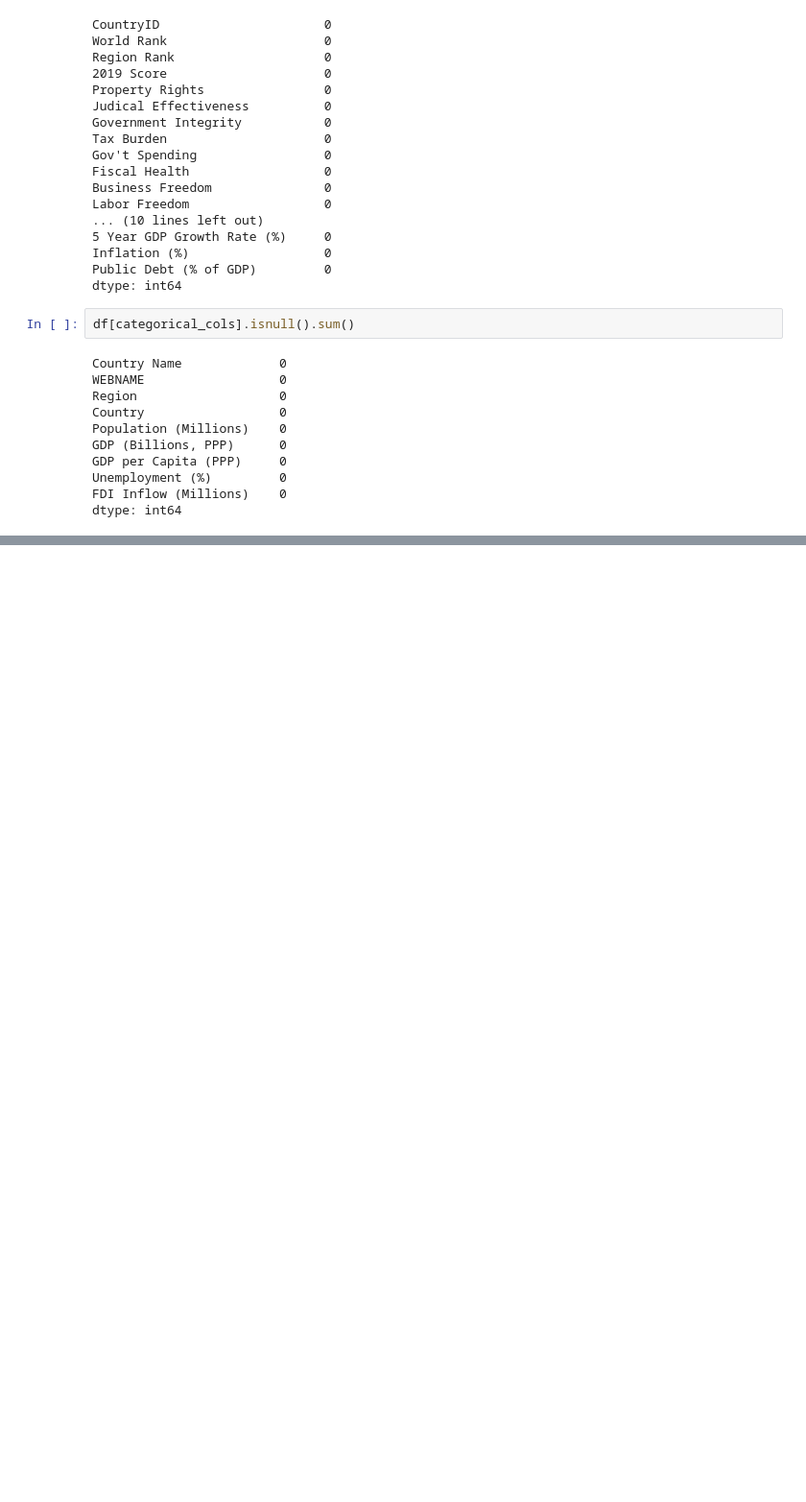
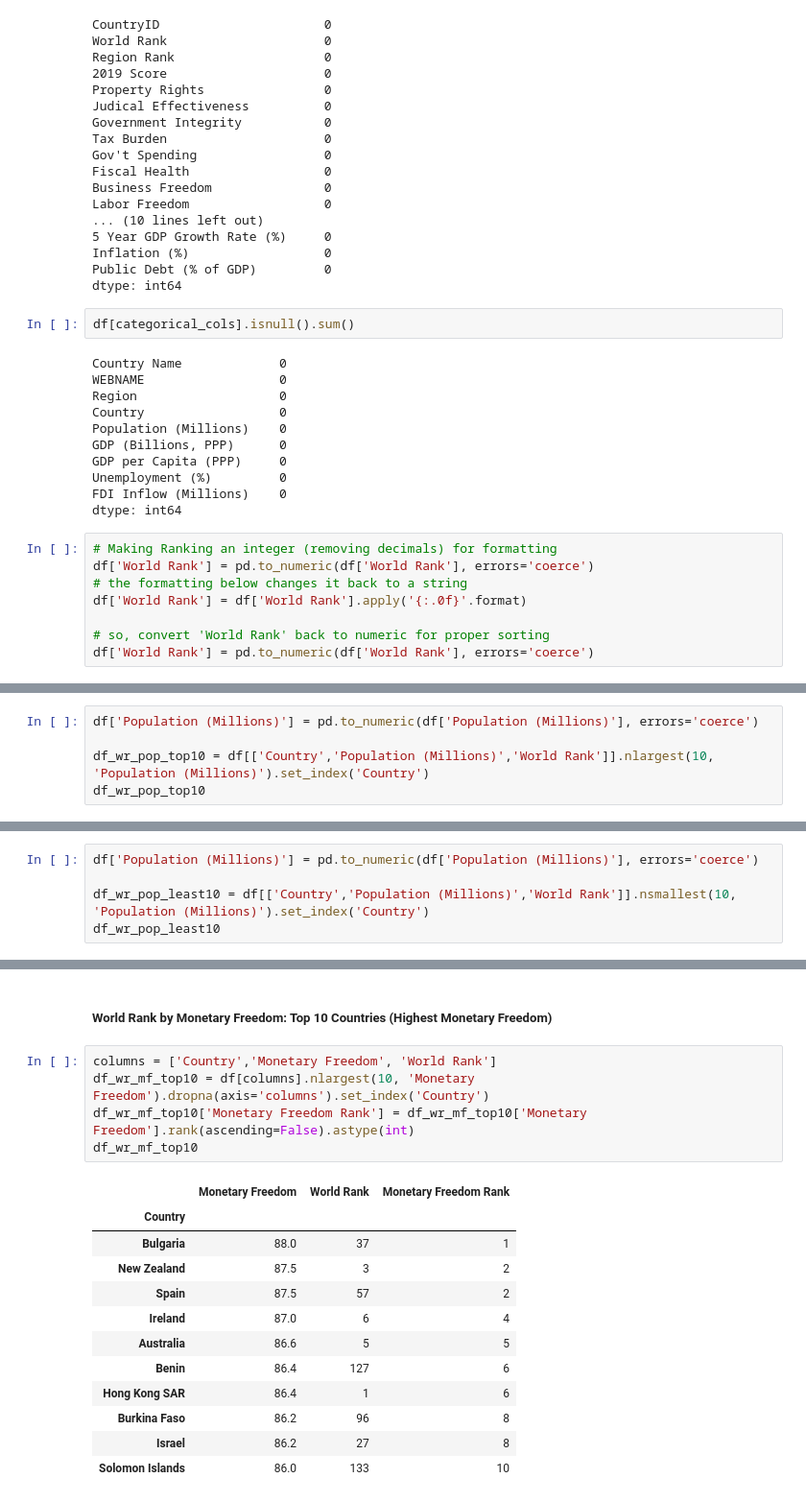
Before and after one commit to fabianfelix/Economic-Freedom-Analysis-2019, a Jupyter notebook: analysis/Economic_Freedom_Exploratory_Analysis.ipynb, the cells around one changed output, grey strips where cells are left out. Shown: that part at 96% size. Drawn from its saved outputs; the diff is of its cells as text; blank space fills up the shorter version.

Commit message:
Add WorldRank - Overall, By Population, By Monetary Freedom

```diff
--- a/analysis/Economic_Freedom_Exploratory_Analysis.ipynb
+++ b/analysis/Economic_Freedom_Exploratory_Analysis.ipynb
@@ -147,3 +139,11 @@ GDP per Capita (PPP)     0
 Unemployment (%)         0
 FDI Inflow (Millions)    0
 dtype: int64
+# %%
+# Making Ranking an integer (removing decimals) for formatting
+df['World Rank'] = pd.to_numeric(df['World Rank'], errors='coerce')
+# the formatting below changes it back to a string
+df['World Rank'] = df['World Rank'].apply('{:.0f}'.format)
+
+# so, convert 'World Rank' back to numeric for proper sorting
+df['World Rank'] = pd.to_numeric(df['World Rank'], errors='coerce')
@@ -149,0 +188,5 @@ dtype: int64
+# %%
+df['Population (Millions)'] = pd.to_numeric(df['Population (Millions)'], errors='coerce')
+
+df_wr_pop_top10 = df[['Country','Population (Millions)','World Rank']].nlargest(10, 'Population (Millions)').set_index('Country')
+df_wr_pop_top10
@@ -149,0 +208,5 @@ dtype: int64
+# %%
+df['Population (Millions)'] = pd.to_numeric(df['Population (Millions)'], errors='coerce')
+
+df_wr_pop_least10 = df[['Country','Population (Millions)','World Rank']].nsmallest(10, 'Population (Millions)').set_index('Country')
+df_wr_pop_least10
@@ -149,0 +226,20 @@ dtype: int64
+# %% [markdown]
+##### World Rank by Monetary Freedom: Top 10 Countries (Highest Monetary Freedom)
+# %%
+columns = ['Country','Monetary Freedom', 'World Rank']
+df_wr_mf_top10 = df[columns].nlargest(10, 'Monetary Freedom').dropna(axis='columns').set_index('Country')
+df_wr_mf_top10['Monetary Freedom Rank'] = df_wr_mf_top10['Monetary Freedom'].rank(ascending=False).astype(int)
+df_wr_mf_top10
+# %% [output]
+|  | Monetary Freedom | World Rank | Monetary Freedom Rank |
+| Country |  |  |  |
+| Bulgaria | 88.0 | 37 | 1 |
+| New Zealand | 87.5 | 3 | 2 |
+| Spain | 87.5 | 57 | 2 |
+| Ireland | 87.0 | 6 | 4 |
+| Australia | 86.6 | 5 | 5 |
+| Benin | 86.4 | 127 | 6 |
+| Hong Kong SAR | 86.4 | 1 | 6 |
+| Burkina Faso | 86.2 | 96 | 8 |
+| Israel | 86.2 | 27 | 8 |
+| Solomon Islands | 86.0 | 133 | 10 |
```
Also changed, not shown: parts of 11 cells of this notebook, 2 other files.
